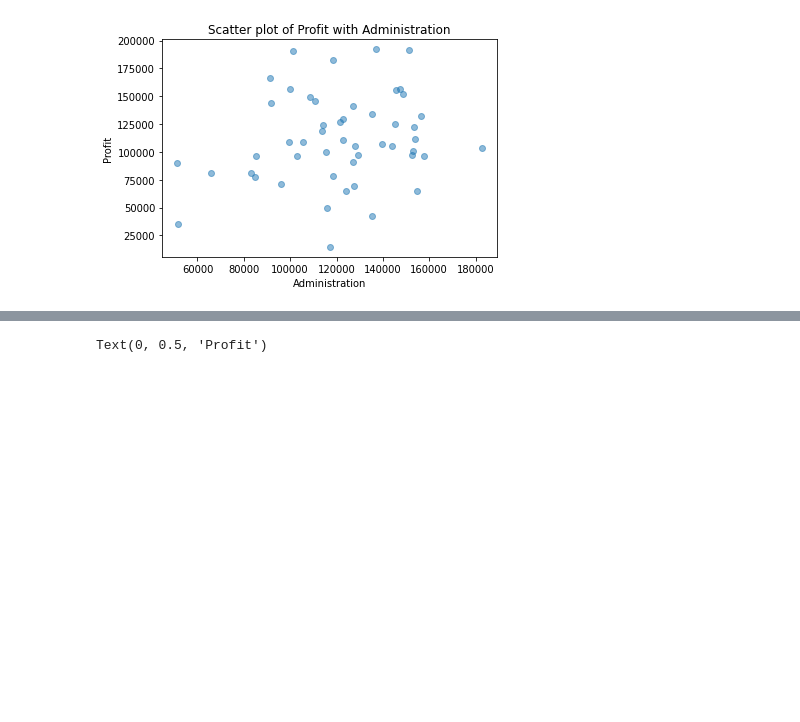
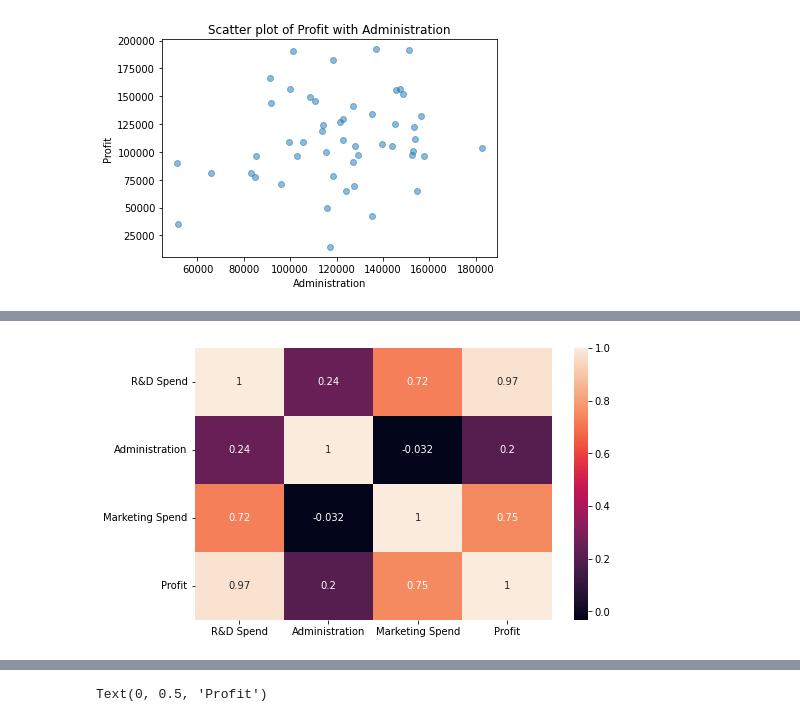
Before and after one commit to Sa20AI/Data-Science-Project, a Jupyter notebook: Multiple Linear Regression.ipynb, the cells around one changed output, grey strips where cells are left out. Cells and saved outputs as stored; diff of their text form; code cells hidden in the pictures; blank space fills up the shorter version.

Commit message:
Exposys Data Lab

```diff
--- a/Multiple Linear Regression.ipynb
+++ b/Multiple Linear Regression.ipynb
@@ -55,0 +72,8 @@ plt.show()
+# %%
+import seaborn as sns
+plt.figure(figsize=(8,5))
+correlation = dataset.corr().round(4)
+sns.heatmap(data=correlation,annot=True)
+plt.show()
+# %% [output]
+[figure, added]
```
Also changed, not shown: parts of 6 cells of this notebook, 1 other file.
